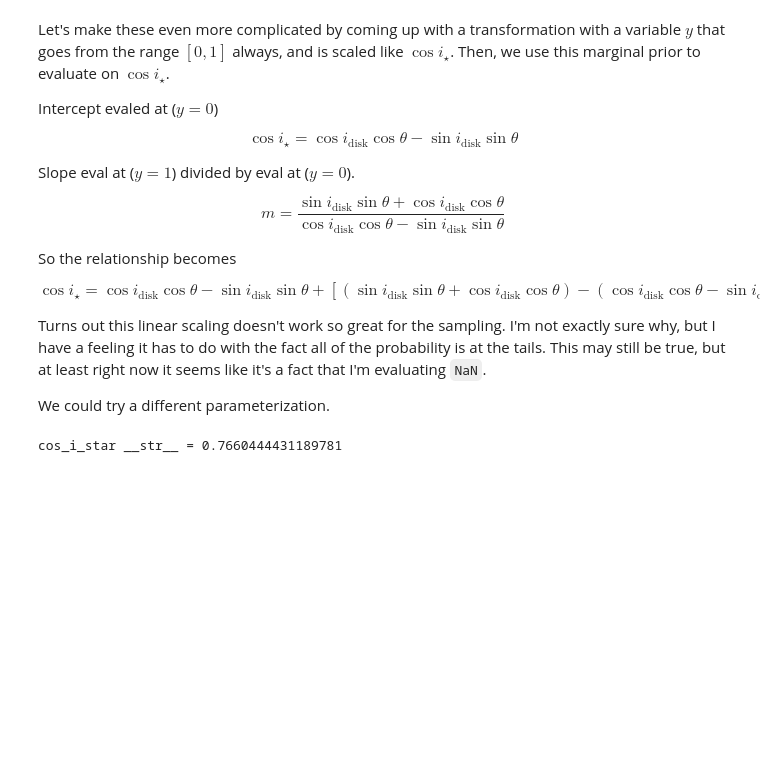
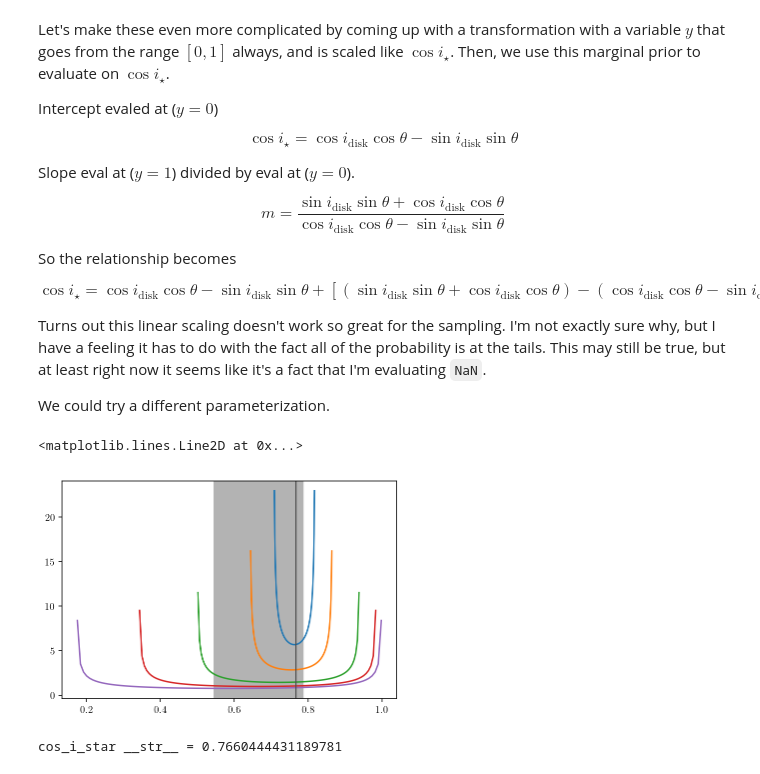
Before and after one commit to iancze/hierarchical-mutual-inclinations, a Jupyter notebook: MarginalPrior.ipynb, the cells around one changed output. Cells and saved outputs as stored; diff of their text form; code cells hidden in the pictures; blank space fills up the shorter version.

Commit message:
mapped marginal prior.

```diff
--- a/MarginalPrior.ipynb
+++ b/MarginalPrior.ipynb
@@ -269,10 +271,38 @@ def get_limits(cos_i_disk, theta):
     '''
     sin_i_disk = np.sqrt(1 - cos_i_disk**2)
 
-    low = cos_i_disk - sin_i_disk * np.sin(theta)
+    low = cos_i_disk * np.cos(theta) - sin_i_disk * np.sin(theta)
     high = sin_i_disk * np.sin(theta) + cos_i_disk * np.cos(theta)
 
     return low, high
+
+def p_marg(cos_i_star, cos_i_disk, theta):
+    '''
+    theta in radians
+    '''
+
+    sin_i_disk = np.sqrt(1 - cos_i_disk**2)
+
+    return 1 / (np.pi * np.sqrt(1 - cos_i_disk**2) * np.sin(theta) * \
+                np.sqrt(1 - ((cos_i_disk * np.cos(theta) - cos_i_star) / \
+               (np.sqrt(1 - cos_i_disk**2) * np.sin(theta)))**2))
+# %%
+# plot the marginal prior for fixed value of cos_i_disk, for many values of theta
+
+cos_i_disk = np.cos(40.0 * deg)
+
+fig, ax = plt.subplots(nrows=1)
+ax.axvspan(cos_i_disk - 0.22, cos_i_disk + 0.02, color="0.7")
+for theta in np.array([5.0, 10.0, 20.0, 30.0, 40.0]) * deg:
+    low, high = get_limits(cos_i_disk, theta)
+    cos_i_stars = np.linspace(low+0.1*deg, high - 0.1*deg, num=100)
+    p = p_marg(cos_i_stars, cos_i_disk, theta)
+
+    ax.plot(cos_i_stars, p)
+ax.axvline(cos_i_disk, color="0.3")
+# %% [output]
+<matplotlib.lines.Line2D at 0x...>
+[figure, added]
 # %%
 # choose a cos i_disk, and theta value
 cos_i_disk = np.cos(40.0 * deg)
```
Also changed, not shown: parts of 3 cells of this notebook.
